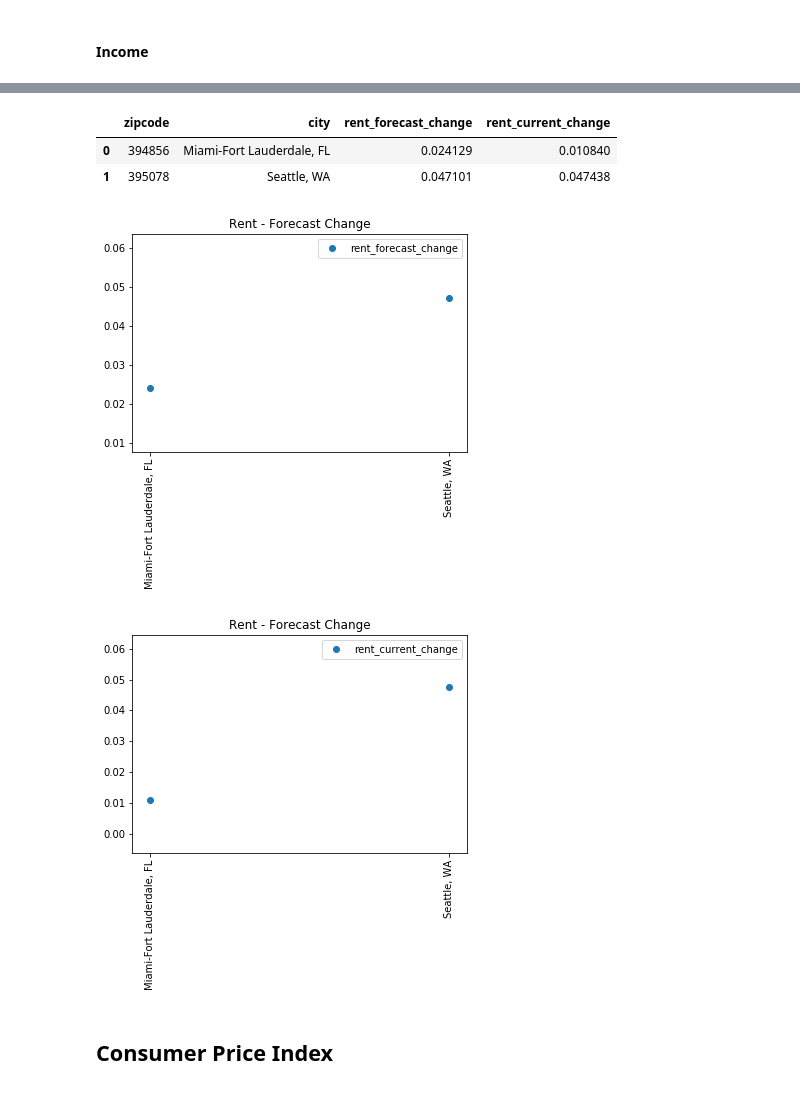
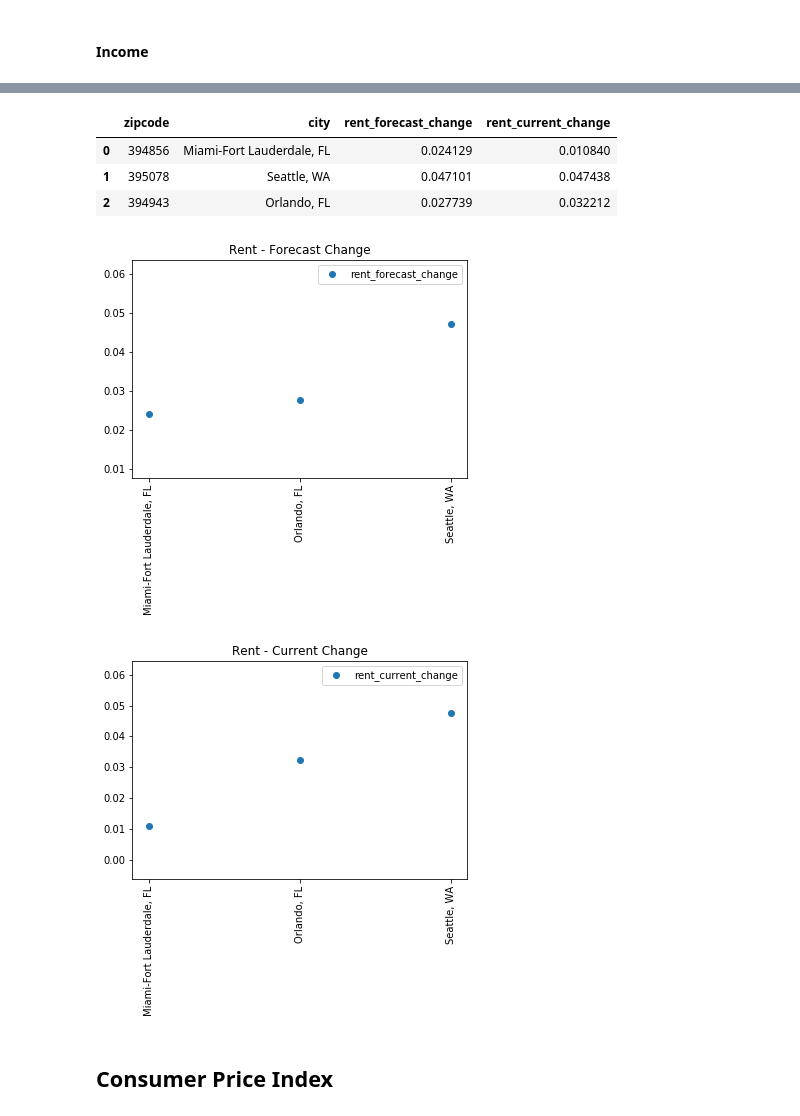
Before and after one commit to ricardo-hdz/flamingo_project, a Jupyter notebook: flamingo_project.ipynb, the cells around one changed output, grey strips where cells are left out. Cells and saved outputs as stored; diff of their text form; code cells hidden in the pictures.

```diff
--- a/flamingo_project.ipynb
+++ b/flamingo_project.ipynb
@@ -211,6 +253,5 @@ _ = plt.xticks(rotation=90)
 # %%
-df = pd.read_csv('miami/indicators_rent_forecast.csv')
-# df = df[df.State.str.contains('|'.join(['FL','WA']), case=False, na=False)]
+df = pd.read_csv('indicators/rent_forecast.csv')
 df = df.drop(['RegionType','SizeRank','ZriForecast'],axis=1)
 df = df.rename(index=str, columns={'Forecast_YoY_Change':'rent_forecast_change','Current_YoY_Change':'rent_current_change'})
 df
@@ -218,20 +259,21 @@ df
 |  | zipcode | city | rent_forecast_change | rent_current_change |
 | 0 | 394856 | Miami-Fort Lauderdale, FL | 0.024129 | 0.010840 |
 | 1 | 395078 | Seattle, WA | 0.047101 | 0.047438 |
+| 2 | 394943 | Orlando, FL | 0.027739 | 0.032212 |
 # %%
 plt.scatter(df.city, df.rent_forecast_change)
 plt.title('Rent - Forecast Change')
 plt.legend()
 _ = plt.xticks(rotation=90)
 # %% [output]
-[figure, old version]
+[figure, new version]
 # %%
 plt.scatter(df.city, df.rent_current_change)
-plt.title('Rent - Forecast Change')
+plt.title('Rent - Current Change')
 plt.legend()
 _ = plt.xticks(rotation=90)
 # %% [output]
-[figure, old version]
+[figure, new version]
 # %% [markdown]
 ## Consumer Price Index
 # %%
```
Also changed, not shown: parts of 25 cells of this notebook, 49 other files.
